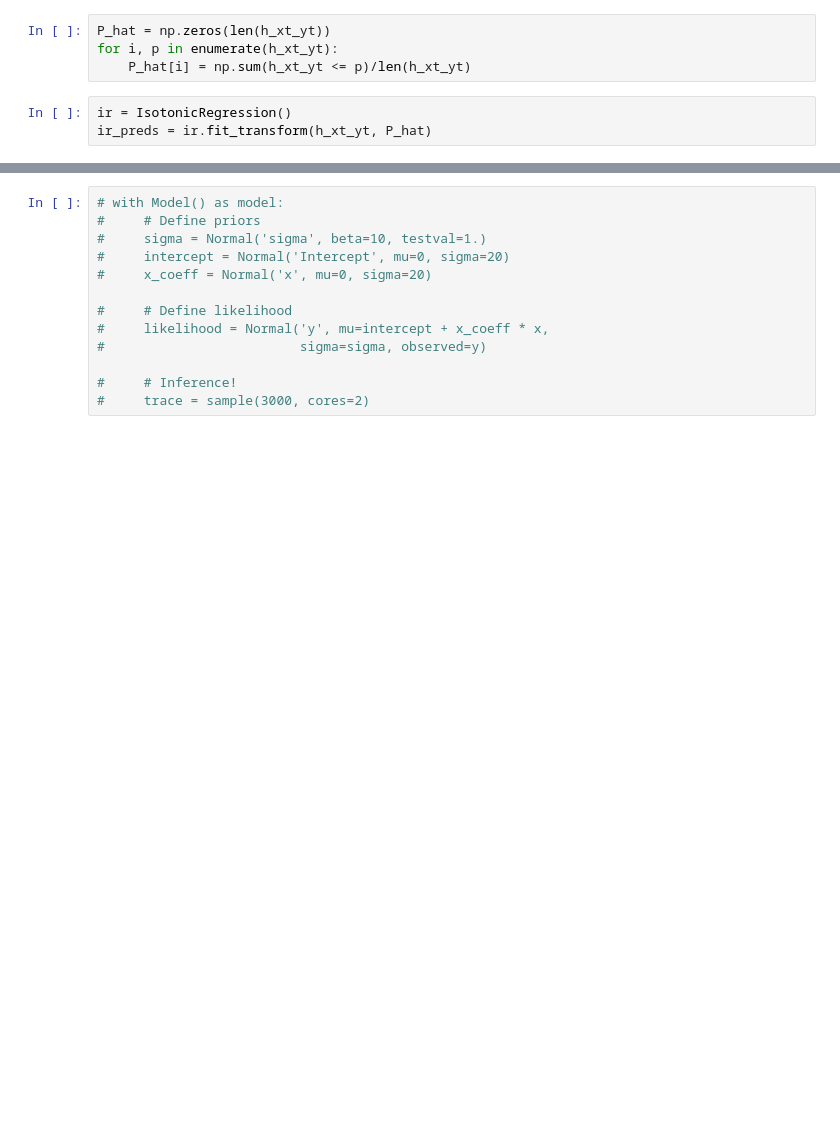
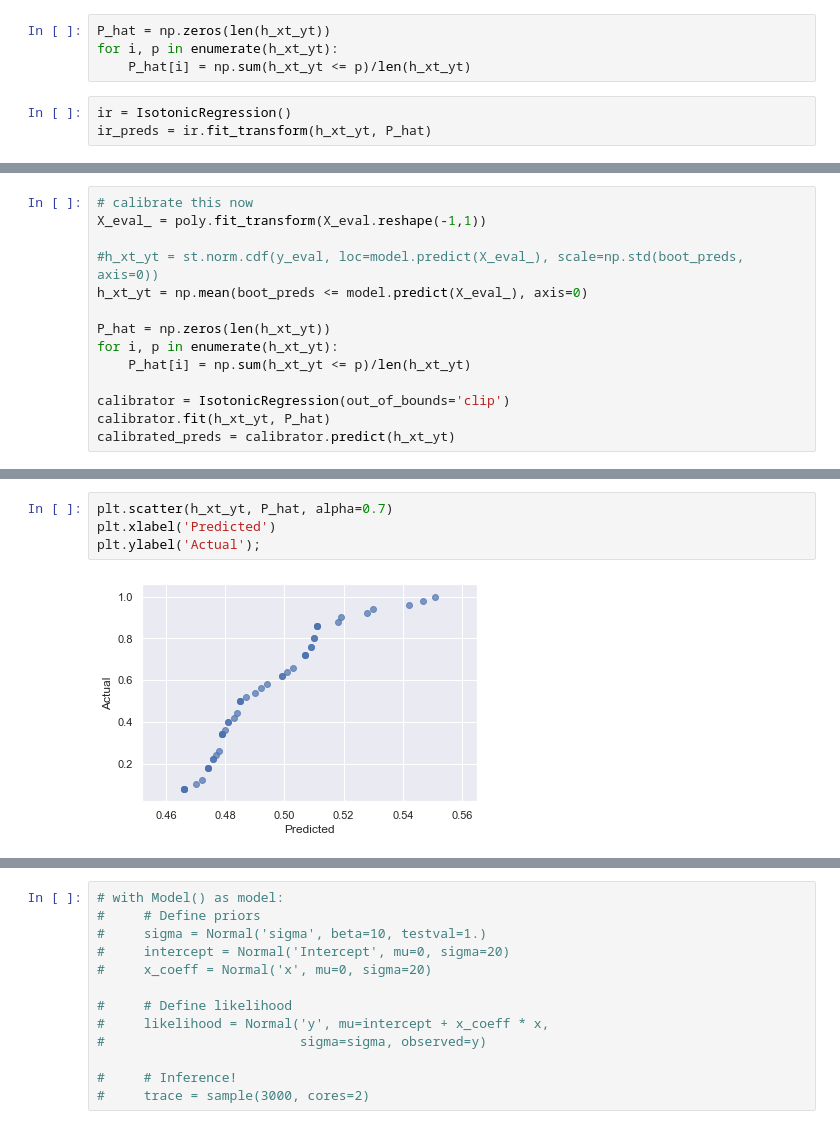
Before and after one commit to AnthonyRentsch/calibrated_regression, a Jupyter notebook: AM207 Final Project.ipynb, the cells around one changed output, grey strips where cells are left out. Drawn from its saved outputs; the diff is of its cells as text; blank space fills up the shorter version.

```diff
--- a/AM207 Final Project.ipynb
+++ b/AM207 Final Project.ipynb
@@ -222,0 +263,14 @@ ax.scatter(X, y, alpha=0.3)
+# %%
+# calibrate this now
+X_eval_ = poly.fit_transform(X_eval.reshape(-1,1))
+
+#h_xt_yt = st.norm.cdf(y_eval, loc=model.predict(X_eval_), scale=np.std(boot_preds, axis=0))
+h_xt_yt = np.mean(boot_preds <= model.predict(X_eval_), axis=0)
+
+P_hat = np.zeros(len(h_xt_yt))
+for i, p in enumerate(h_xt_yt):
+    P_hat[i] = np.sum(h_xt_yt <= p)/len(h_xt_yt)
+
+calibrator = IsotonicRegression(out_of_bounds='clip')
+calibrator.fit(h_xt_yt, P_hat)
+calibrated_preds = calibrator.predict(h_xt_yt)
@@ -222,0 +291,6 @@ ax.scatter(X, y, alpha=0.3)
+# %%
+plt.scatter(h_xt_yt, P_hat, alpha=0.7)
+plt.xlabel('Predicted')
+plt.ylabel('Actual');
+# %% [output]
+[figure, added]
```
Also changed, not shown: parts of 13 cells of this notebook.
